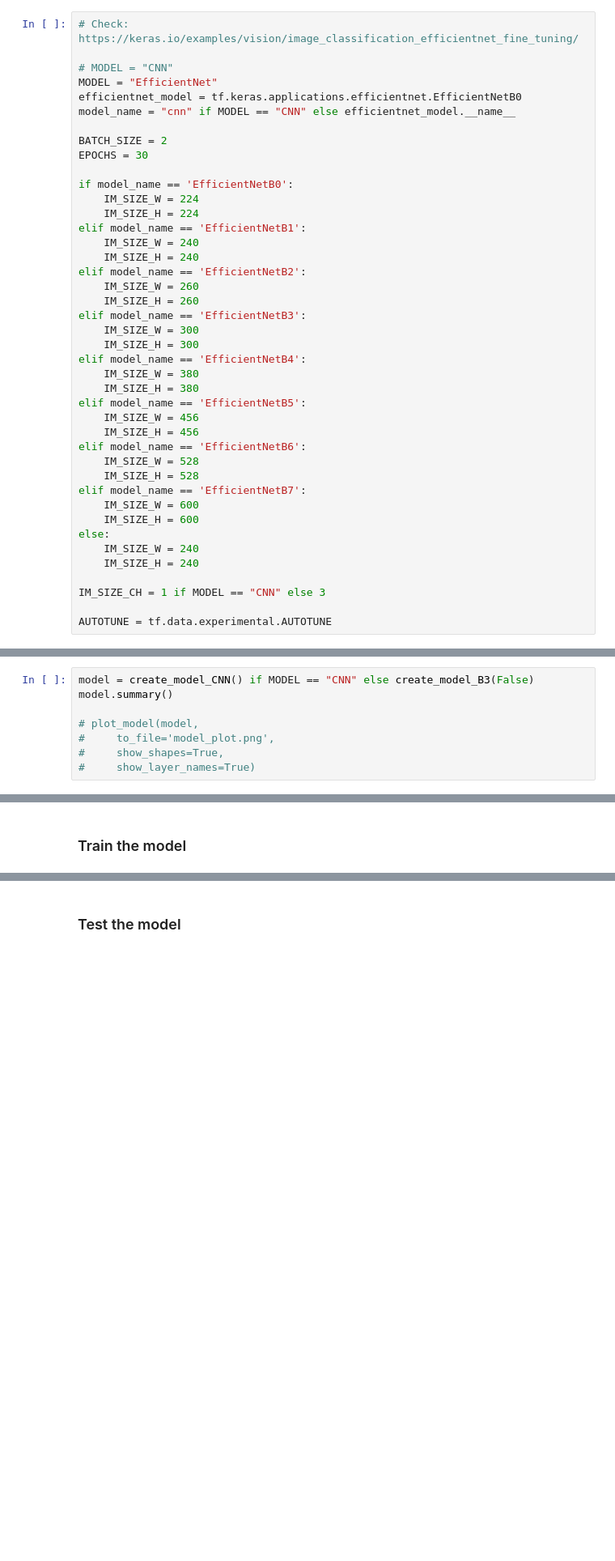
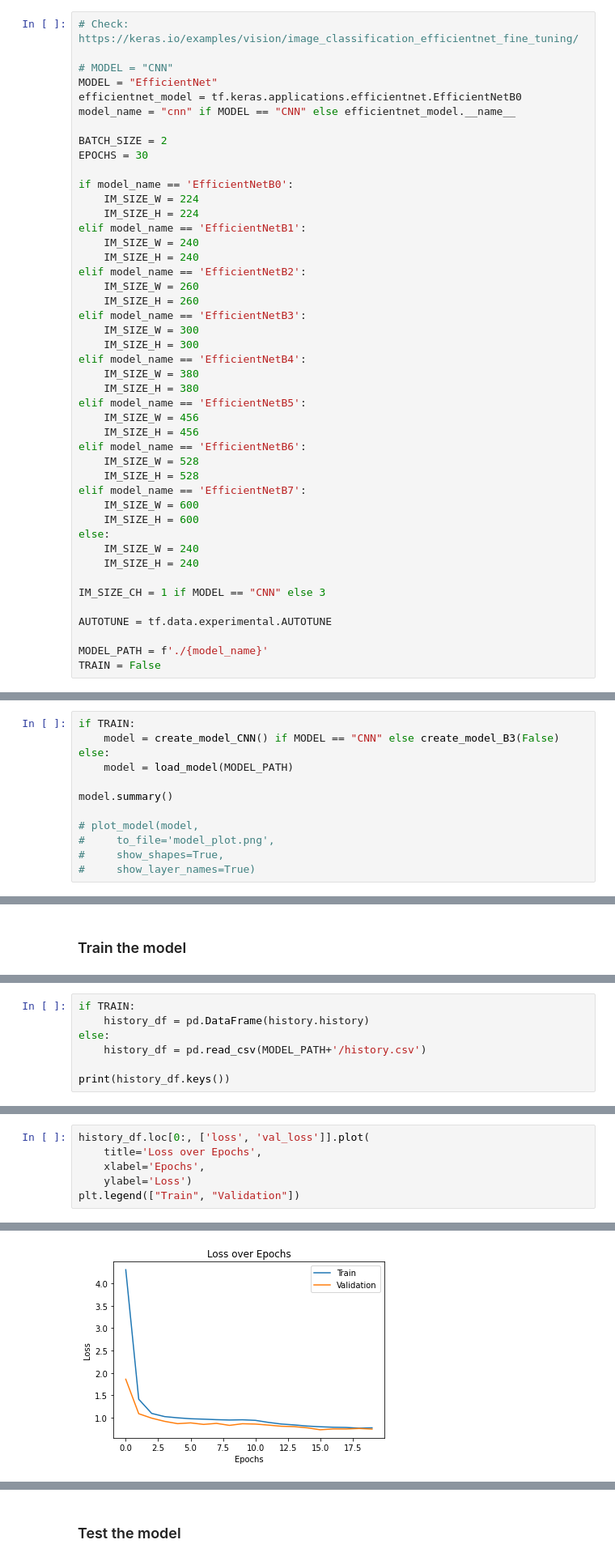
Before and after one commit to joao-pm-santos96/ml_project2, a Jupyter notebook: pneumonia.ipynb, the cells around one changed output, grey strips where cells are left out. Shown: that part at 81% size. Drawn from its saved outputs; the diff is of its cells as text; blank space fills up the shorter version.

```diff
--- a/pneumonia.ipynb
+++ b/pneumonia.ipynb
@@ -78,6 +81,9 @@ else:
 IM_SIZE_CH = 1 if MODEL == "CNN" else 3
 
 AUTOTUNE = tf.data.experimental.AUTOTUNE
+
+MODEL_PATH = f'./{model_name}'
+TRAIN = False
 # %% [markdown]
 ### Load images do Pandas DataFrame
 # %%
@@ -275,7 +339,11 @@ def create_model_B3(base_trainable = True):
 # %% [markdown]
 ### Create Model
 # %%
-model = create_model_CNN() if MODEL == "CNN" else create_model_B3(False)
+if TRAIN:
+    model = create_model_CNN() if MODEL == "CNN" else create_model_B3(False)
+else:
+    model = load_model(MODEL_PATH)
+
 model.summary()
 
 # plot_model(model,
@@ -323,0 +407,7 @@ print("Minimum Validation Loss: {:0.4f}".format(history_df['val_loss'].min()));
+# %%
+if TRAIN:
+    history_df = pd.DataFrame(history.history)
+else:
+    history_df = pd.read_csv(MODEL_PATH+'/history.csv')
+
+print(history_df.keys())
@@ -323,0 +416,7 @@ print("Minimum Validation Loss: {:0.4f}".format(history_df['val_loss'].min()));
+# %%
+history_df.loc[0:, ['loss', 'val_loss']].plot(
+    title='Loss over Epochs',
+    xlabel='Epochs',
+    ylabel='Loss')
+plt.legend(["Train", "Validation"])
+# %% [output]
@@ -323,0 +424 @@ print("Minimum Validation Loss: {:0.4f}".format(history_df['val_loss'].min()));
+[figure, added]
```
Also changed, not shown: parts of 19 cells of this notebook, 15 other files.
